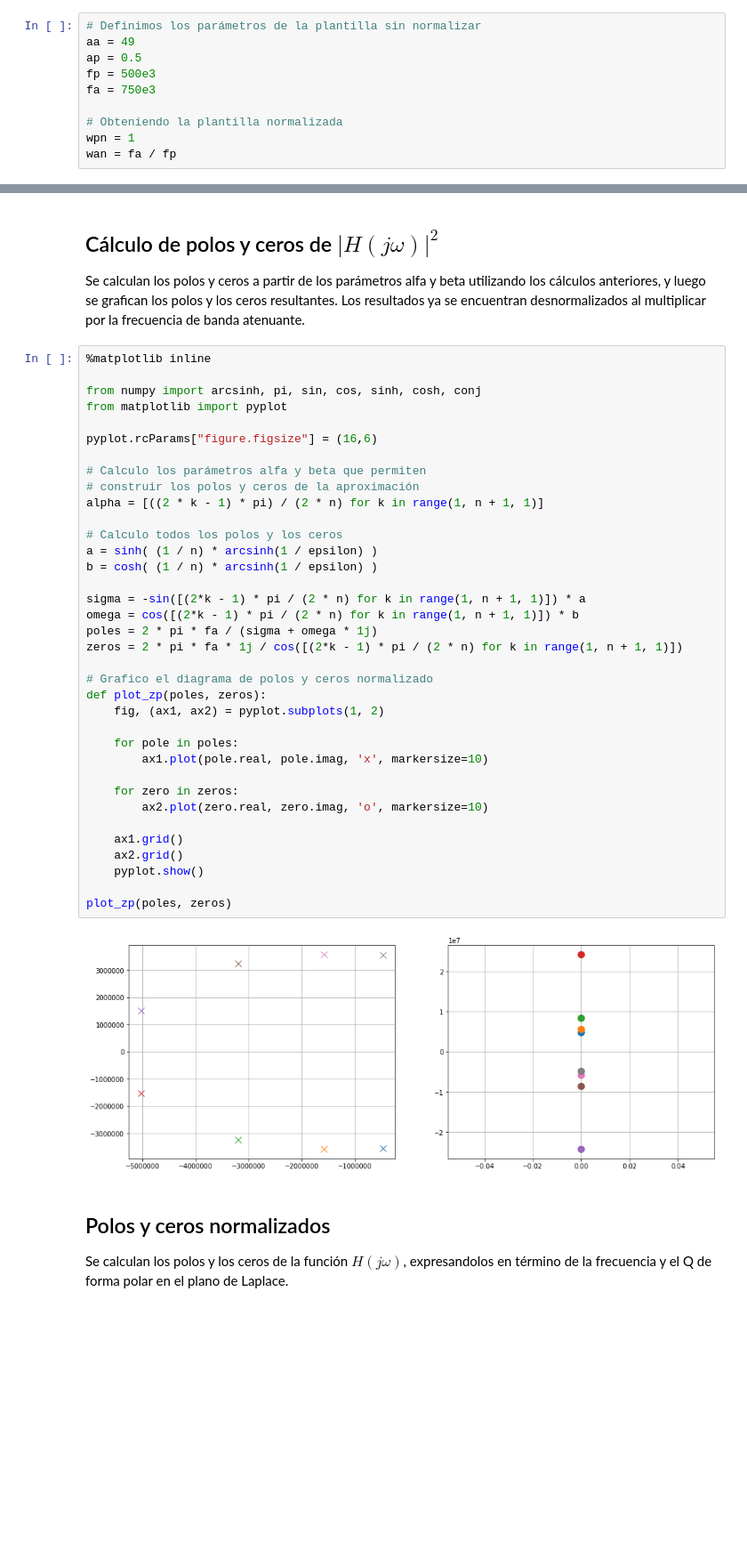
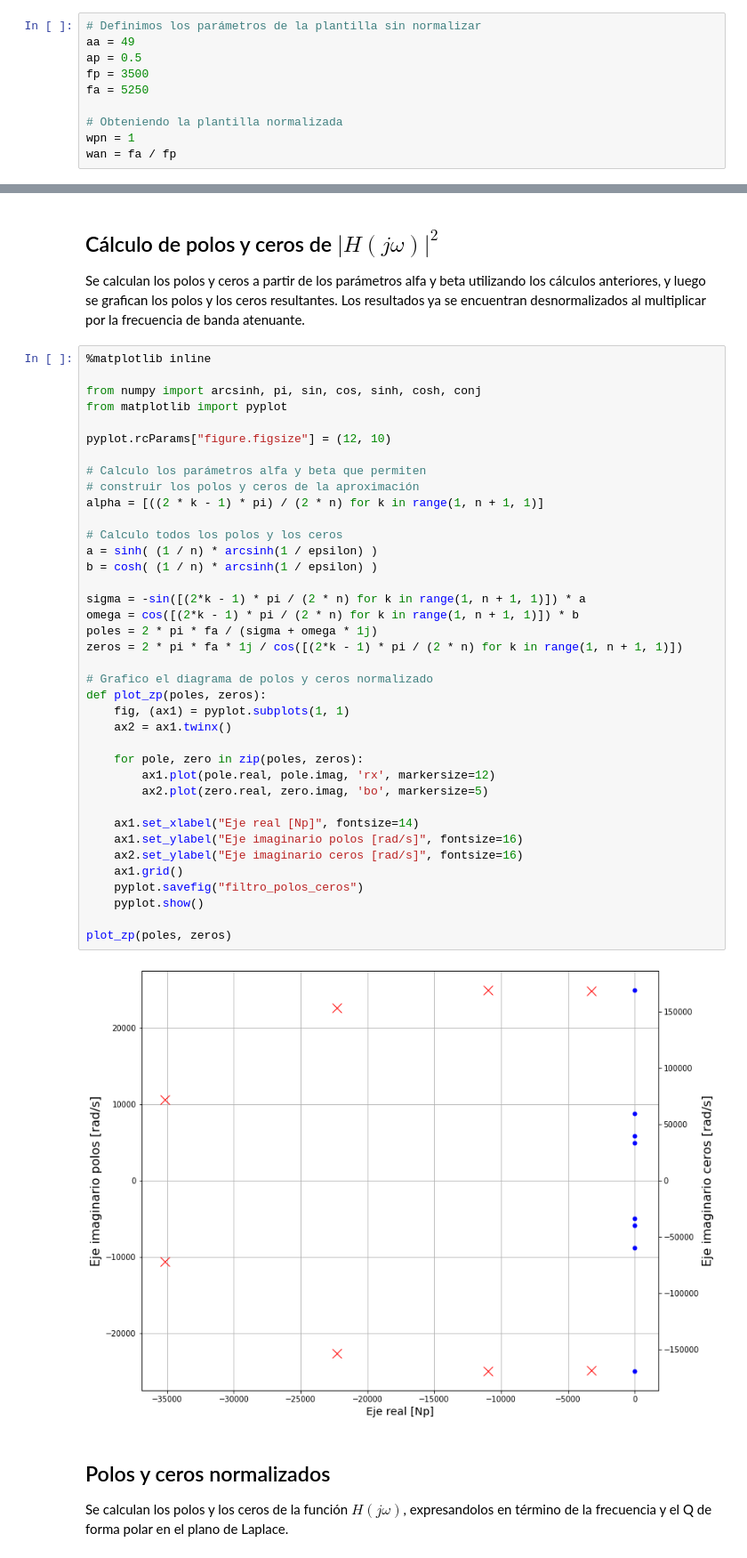
Before and after one commit to Kammann123/jupyter-notebooks, a Jupyter notebook: ASSD/Trabajo Práctico N° 1/Diseño y prueba de FAA.ipynb, the cells around one changed output, grey strips where cells are left out. Shown at 89% size. Saved outputs shown, nothing was run; the diff lists cells and outputs as text; blank space fills up the shorter version.

```diff
--- a/ASSD/Trabajo Práctico N° 1/Diseño y prueba de FAA.ipynb
+++ b/ASSD/Trabajo Práctico N° 1/Diseño y prueba de FAA.ipynb
@@ -6,8 +6,8 @@ normalizado para el cálculo con aproximación Chebyshev II.
 # Definimos los parámetros de la plantilla sin normalizar
 aa = 49
 ap = 0.5
-fp = 500e3
-fa = 750e3
+fp = 3500
+fa = 5250
 
 # Obteniendo la plantilla normalizada
 wpn = 1
@@ -32,41 +32,43 @@ Se calculan los polos y ceros a partir de los parámetros alfa y beta utilizando
 # %%
 %matplotlib inline
 
 from numpy import arcsinh, pi, sin, cos, sinh, cosh, conj
 from matplotlib import pyplot
 
-pyplot.rcParams["figure.figsize"] = (16,6)
+pyplot.rcParams["figure.figsize"] = (12, 10)
 
 # Calculo los parámetros alfa y beta que permiten
 # construir los polos y ceros de la aproximación
 alpha = [((2 * k - 1) * pi) / (2 * n) for k in range(1, n + 1, 1)]
 
 # Calculo todos los polos y los ceros
 a = sinh( (1 / n) * arcsinh(1 / epsilon) )
 b = cosh( (1 / n) * arcsinh(1 / epsilon) )
 
 sigma = -sin([(2*k - 1) * pi / (2 * n) for k in range(1, n + 1, 1)]) * a
 omega = cos([(2*k - 1) * pi / (2 * n) for k in range(1, n + 1, 1)]) * b
 poles = 2 * pi * fa / (sigma + omega * 1j)
 zeros = 2 * pi * fa * 1j / cos([(2*k - 1) * pi / (2 * n) for k in range(1, n + 1, 1)])
 
 # Grafico el diagrama de polos y ceros normalizado
 def plot_zp(poles, zeros):
-    fig, (ax1, ax2) = pyplot.subplots(1, 2)
+    fig, (ax1) = pyplot.subplots(1, 1)
+    ax2 = ax1.twinx()
 
-    for pole in poles:
-        ax1.plot(pole.real, pole.imag, 'x', markersize=10)
+    for pole, zero in zip(poles, zeros):
+        ax1.plot(pole.real, pole.imag, 'rx', markersize=12)
+        ax2.plot(zero.real, zero.imag, 'bo', markersize=5)
 
-    for zero in zeros:
-        ax2.plot(zero.real, zero.imag, 'o', markersize=10)
-
+    ax1.set_xlabel("Eje real [Np]", fontsize=14)
+    ax1.set_ylabel("Eje imaginario polos [rad/s]", fontsize=16)
+    ax2.set_ylabel("Eje imaginario ceros [rad/s]", fontsize=16)
     ax1.grid()
-    ax2.grid()
+    pyplot.savefig("filtro_polos_ceros")
     pyplot.show()
 
 plot_zp(poles, zeros)
 # %% [output]
-[figure, old version]
+[figure, new version]
 # %% [markdown]
 ## Polos y ceros normalizados
 Se calculan los polos y los ceros de la función $H(j \omega)$, expresandolos en término de la frecuencia y el Q de forma polar en el plano de Laplace.
```
Also changed, not shown: parts of 7 cells of this notebook, 40 other files.
